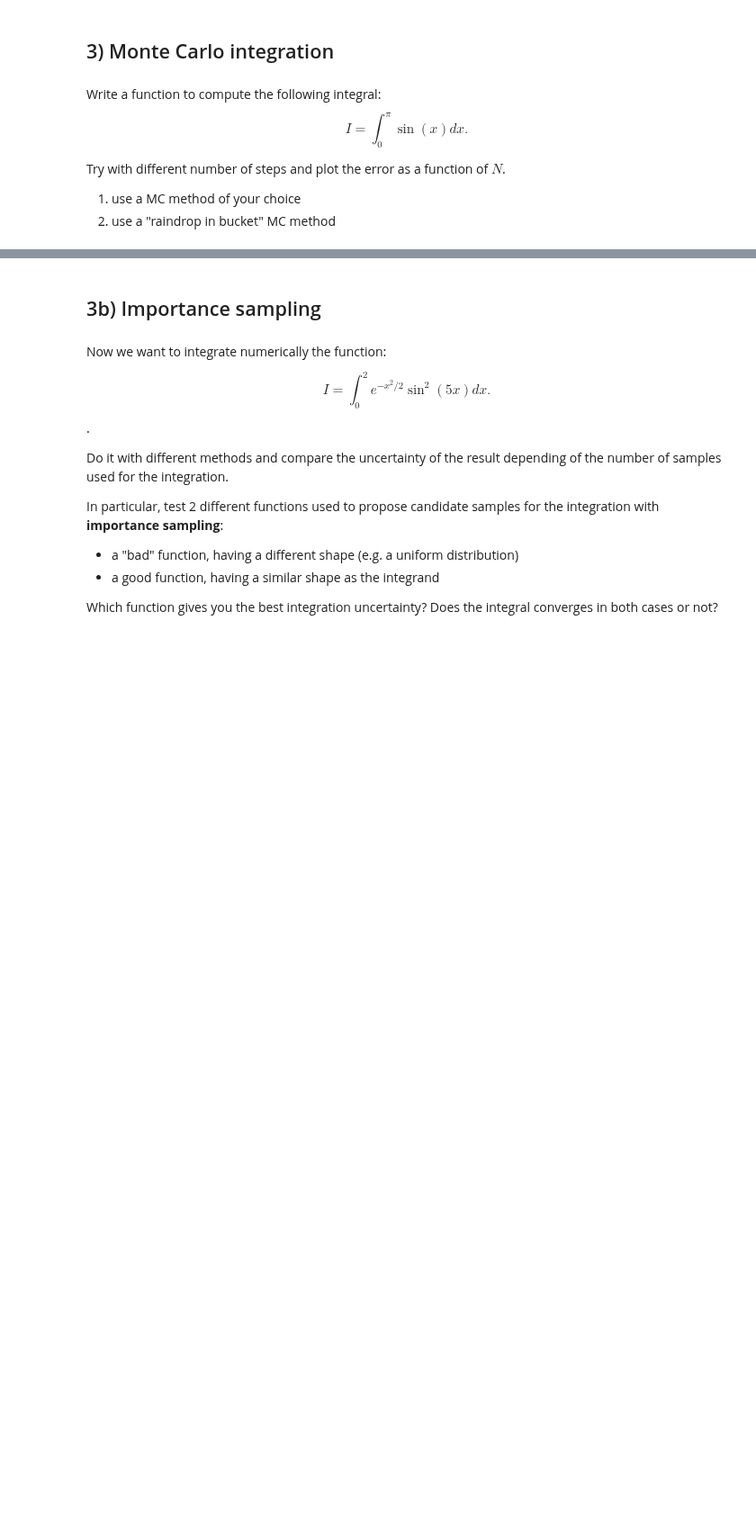
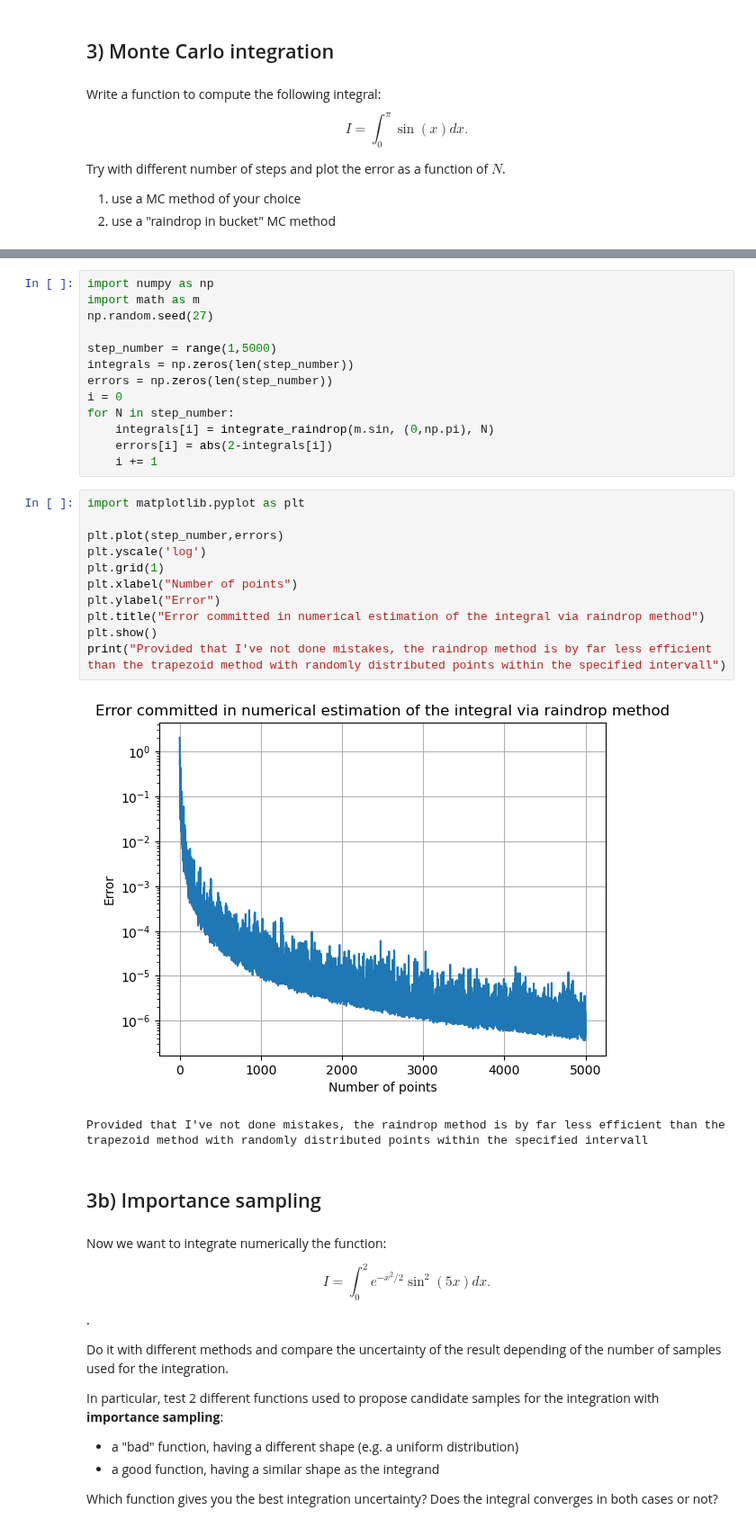
Before and after one commit to Matteo-Bellino/SMATEP_Project, a Jupyter notebook: exercises/Exercise2/Exercise2_BELLINO.ipynb, the cells around one changed output, grey strips where cells are left out. Shown at 90% size. Drawn from its saved outputs; the diff is of its cells as text; blank space fills up the shorter version.

```diff
--- a/exercises/Exercise2/Exercise2_BELLINO.ipynb
+++ b/exercises/Exercise2/Exercise2_BELLINO.ipynb
@@ -311,3 +379,30 @@ Try with different number of steps and plot the error as a function of $N$.
+# %%
+import numpy as np
+import math as m
+np.random.seed(27)
+
+step_number = range(1,5000)
+integrals = np.zeros(len(step_number))
+errors = np.zeros(len(step_number))
+i = 0
+for N in step_number:
+    integrals[i] = integrate_raindrop(m.sin, (0,np.pi), N)
+    errors[i] = abs(2-integrals[i])
+    i += 1
+# %%
+import matplotlib.pyplot as plt
+
+plt.plot(step_number,errors)
+plt.yscale('log')
+plt.grid(1)
+plt.xlabel("Number of points")
+plt.ylabel("Error")
+plt.title("Error committed in numerical estimation of the integral via raindrop method")
+plt.show()
+print("Provided that I've not done mistakes, the raindrop method is by far less efficient than the trapezoid method with randomly distributed points within the specified intervall")
+# %% [output]
+[figure, added]
+Provided that I've not done mistakes, the raindrop method is by far less efficient than the trapezoid method with randomly distributed points within the specified intervall
 # %% [markdown]
 ## 3b) Importance sampling
 # %% [markdown]
```
Also changed, not shown: parts of 4 cells of this notebook.
